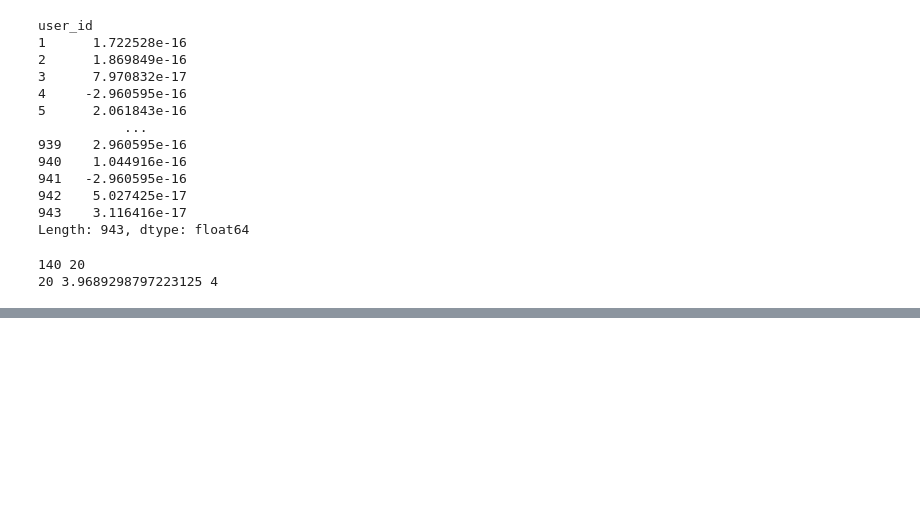
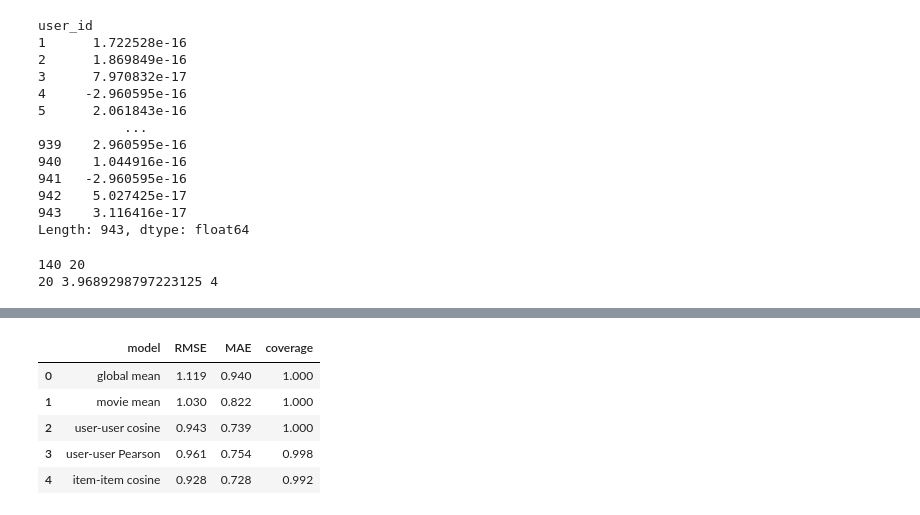
Before and after one commit to akhi08/Foundation-Advanced-ML, a Jupyter notebook: Recommender system/notebook/data_understanding.ipynb, the cells around one changed output, grey strips where cells are left out. Cells and saved outputs as stored; diff of their text form; code cells hidden in the pictures; blank space fills up the shorter version.

```diff
--- a/Recommender system/notebook/data_understanding.ipynb
+++ b/Recommender system/notebook/data_understanding.ipynb
@@ -314,0 +530,81 @@ print(len(neighbors), prediction, actual)
+# %%
+# ---------- tables (3 tweaks) ----------
+item_sim=cosine_similarity(fitting_matrix.fillna(0).T)
+# as for fitting matrix index is user_id and column is movie_id
+# in user user we used fitting_matrix.index as index and columns so we got 943*943 matrix i.e user user
+# here we used index and columns as fitting_matrix.columns so we get 1620*1620
+item_sim_df=pd.DataFrame(item_sim,index=fitting_matrix.columns,columns=fitting_matrix.columns)
+
+# TWEAK 2: item_overlap_df
+rated = fitting_matrix.notna().astype(int)
+item_overlap_df= rated.T @ rated
+
+# TWEAK 3: movie_means_all, item_centered
+movie_means_all = fitting_matrix.mean(axis = 0)
+item_centered = fitting_matrix.sub(movie_means_all,axis = 1)
+item_centered.mean(axis = 0)
+print(np.allclose(item_centered.mean(axis=0), 0))
+
+# ---------- predictor ----------
+def predict_item_item(user_id, movie_id, sim_table, k=20, min_overlap=3):
+    """Return (prediction, used_fallback) for one user and movie."""
+    sim_row = sim_table.loc[movie_id]
+    overlap_row = item_overlap_df.loc[movie_id]
+
+    mask = (
+            (sim_row.index != movie_id) &
+            (fitting_matrix.loc[user_id].notna())&
+            (sim_row > 0)&
+           (overlap_row >= min_overlap)
+    )
+
+    neighbors = sim_row[mask].nlargest(k)
+    if neighbors.empty:
+        return movie_means.loc[movie_id], True
+
+    their_ratings = item_centered.loc[user_id,neighbors.index]
+
+    adjustment = (neighbors * their_ratings).sum() / neighbors.sum()
+    # TWEAK 9: start from the MOVIE's mean (movie_means_all.loc[movie_id])
+    return np.clip(movie_means_all.loc[movie_id] + adjustment, 1, 5), False
+
+
+# ---------- scorer: one tweak so it works for any predictor ----------
+def score_model(predict_fn, sim_table, k=20, min_overlap=3):
+    """Predict every validation row and return RMSE, MAE and coverage."""
+    predictions, flags = [], []
+    for row in validation_filtered_df.itertuples():
+        pred, used_fallback = predict_fn(          # TWEAK 10: predict_fn instead of predict_user_user
+            row.user_id, row.movie_id, sim_table, k, min_overlap
+        )
+        predictions.append(pred)
+        flags.append(used_fallback)
+
+    actual = validation_filtered_df["rating"].to_numpy()
+    return {
+        "RMSE": mean_squared_error(actual, predictions) ** 0.5,
+        "MAE": mean_absolute_error(actual, predictions),
+        "coverage": 1 - np.mean(flags),
+    }
+
+
+# ---------- run: user-user calls now pass the predictor too ----------
+cosine_scores = score_model(predict_user_user, sim_df)
+pearson_scores = score_model(predict_user_user, pearson_df)
+item_cosine_scores = score_model(predict_item_item, item_sim_df)
+
+summary = pd.DataFrame([
+    {"model": "global mean",       "RMSE": 1.119, "MAE": 0.940, "coverage": 1.0},
+    {"model": "movie mean",        "RMSE": 1.030, "MAE": 0.822, "coverage": 1.0},
+    {"model": "user-user cosine",  **cosine_scores},
+    {"model": "user-user Pearson", **pearson_scores},
+    {"model": "item-item cosine",  **item_cosine_scores},
+]).round(3)
+summary
+# %% [output]
+|  | model | RMSE | MAE | coverage |
+| 0 | global mean | 1.119 | 0.940 | 1.000 |
+| 1 | movie mean | 1.030 | 0.822 | 1.000 |
+| 2 | user-user cosine | 0.943 | 0.739 | 1.000 |
+| 3 | user-user Pearson | 0.961 | 0.754 | 0.998 |
+| 4 | item-item cosine | 0.928 | 0.728 | 0.992 |
```
Also changed, not shown: parts of 16 cells of this notebook, 1 other file.
